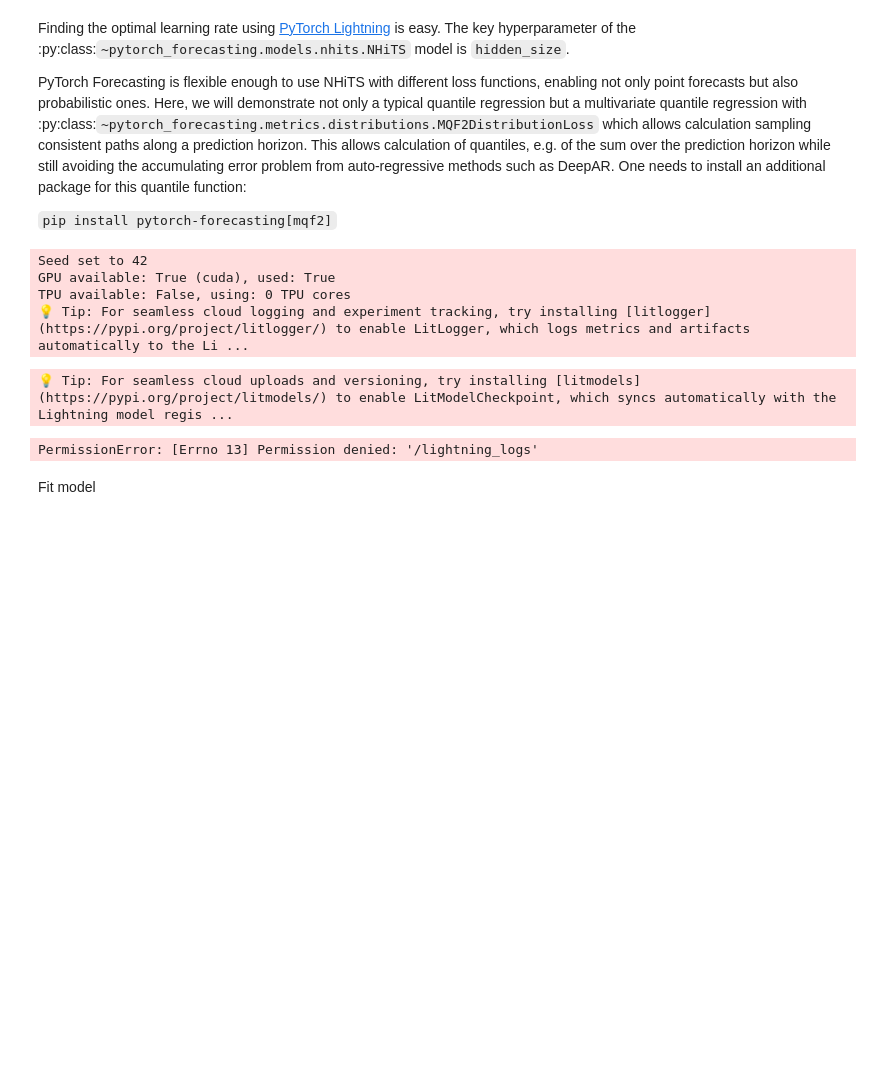
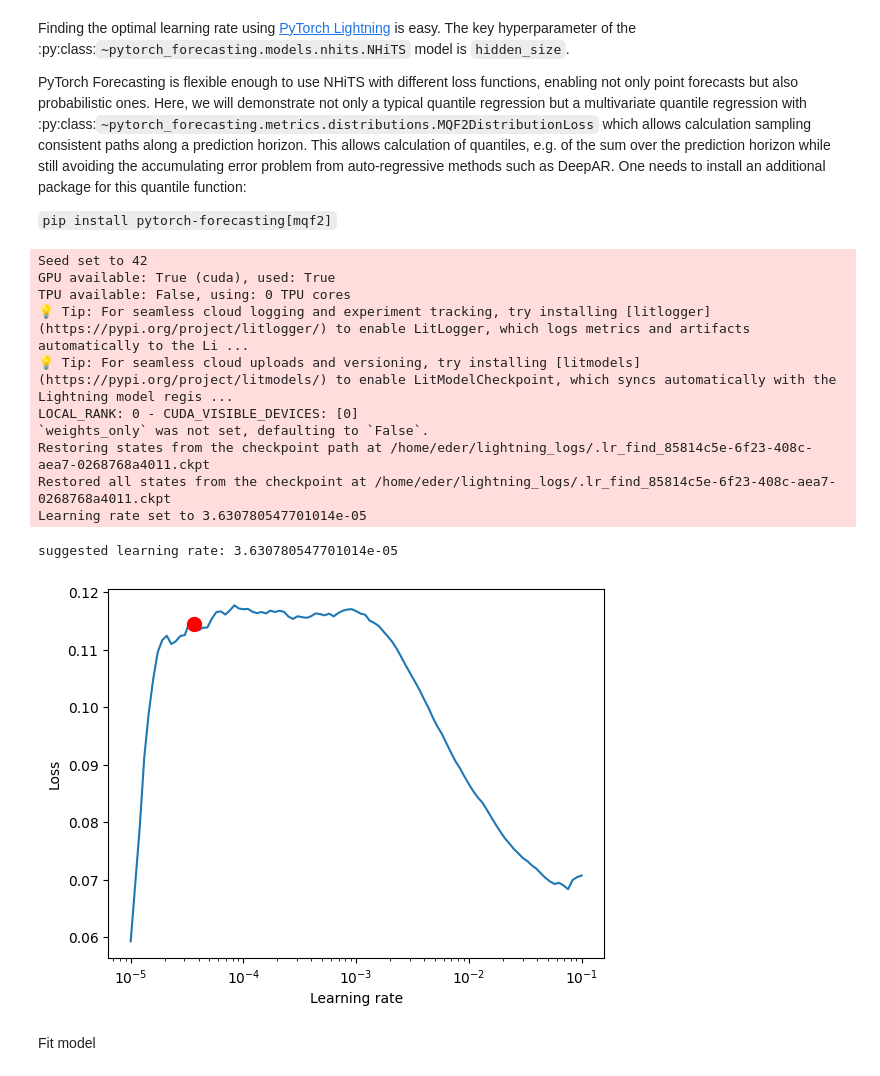
Before and after one commit to EderTarifa/temporal-series, a Jupyter notebook: forecasting/NHiTS.ipynb, the cells around one changed output. Saved outputs shown, nothing was run; the diff lists cells and outputs as text; code cells hidden in the pictures; blank space fills up the shorter version.

Commit message:
forecasting task

```diff
--- a/forecasting/NHiTS.ipynb
+++ b/forecasting/NHiTS.ipynb
@@ -124,37 +118,50 @@ Finding the optimal learning rate using [PyTorch Lightning](https://pytorch-ligh
 PyTorch Forecasting is flexible enough to use NHiTS with different loss functions, enabling not only point forecasts but also probabilistic ones. Here, we will demonstrate not only a typical quantile regression but a multivariate quantile regression with :py:class:`~pytorch_forecasting.metrics.distributions.MQF2DistributionLoss` which allows calculation sampling consistent paths along a prediction horizon. This allows calculation of quantiles, e.g. of the sum over the prediction horizon while still avoiding the accumulating error problem from auto-regressive methods such as DeepAR. One needs to install an additional package for this quantile function:
 
 ``pip install pytorch-forecasting[mqf2]``
+# %%
+DIR = os.path.join(os.path.expanduser("~"), "lightning_logs")
 # %%
+import lightning.pytorch as pl
+from lightning.pytorch.tuner import Tuner
+from pytorch_forecasting.models import NHiTS
+from pytorch_forecasting.metrics import MQF2DistributionLoss
+
 pl.seed_everything(42)
-trainer = pl.Trainer(accelerator="cuda", gradient_clip_val=0.1)
+trainer = pl.Trainer(
+    accelerator="cuda",
+    gradient_clip_val=0.1,
+    default_root_dir=DIR,
+)
 net = NHiTS.from_dataset(
     training,
     learning_rate=3e-2,
     weight_decay=1e-2,
     loss=MQF2DistributionLoss(prediction_length=max_prediction_length),
     backcast_loss_ratio=0.0,
     hidden_size=64,
     optimizer="AdamW",
 )
+
+res = Tuner(trainer).lr_find(
+    net, train_dataloaders=train_dataloader, val_dataloaders=val_dataloader, min_lr=1e-5, max_lr=1e-1
+)
+print(f"suggested learning rate: {res.suggestion()}")
+fig = res.plot(show=True, suggest=True)
+fig.show()
+net.hparams.learning_rate = res.suggestion()
 # %% [output]
 Seed set to 42
 GPU available: True (cuda), used: True
 TPU available: False, using: 0 TPU cores
 💡 Tip: For seamless cloud logging and experiment tracking, try installing [litlogger](https://pypi.org/project/litlogger/) to enable LitLogger, which logs metrics and artifacts automatically to the Li ...
+💡 Tip: For seamless cloud uploads and versioning, try installing [litmodels](https://pypi.org/project/litmodels/) to enable LitModelCheckpoint, which syncs automatically with the Lightning model regis ...
+LOCAL_RANK: 0 - CUDA_VISIBLE_DEVICES: [0]
+`weights_only` was not set, defaulting to `False`.
+Restoring states from the checkpoint path at /home/eder/lightning_logs/.lr_find_85814c5e-6f23-408c-aea7-0268768a4011.ckpt
+Restored all states from the checkpoint at /home/eder/lightning_logs/.lr_find_85814c5e-6f23-408c-aea7-0268768a4011.ckpt
+Learning rate set to 3.630780547701014e-05
+suggested learning rate: 3.630780547701014e-05
+[figure, added]
-# %%
-# find optimal learning rate
-from lightning.pytorch.tuner import Tuner
-
-res = Tuner(trainer).lr_find(
-    net, train_dataloaders=train_dataloader, val_dataloaders=val_dataloader, min_lr=1e-5, max_lr=1e-1
-)
-print(f"suggested learning rate: {res.suggestion()}")
-fig = res.plot(show=True, suggest=True)
-fig.show()
-net.hparams.learning_rate = res.suggestion()
-# %% [output]
-💡 Tip: For seamless cloud uploads and versioning, try installing [litmodels](https://pypi.org/project/litmodels/) to enable LitModelCheckpoint, which syncs automatically with the Lightning model regis ...
-PermissionError: [Errno 13] Permission denied: '/lightning_logs'
 # %% [markdown]
 Fit model
 # %%
```
Also changed, not shown: parts of 12 cells of this notebook, 4 other files.
